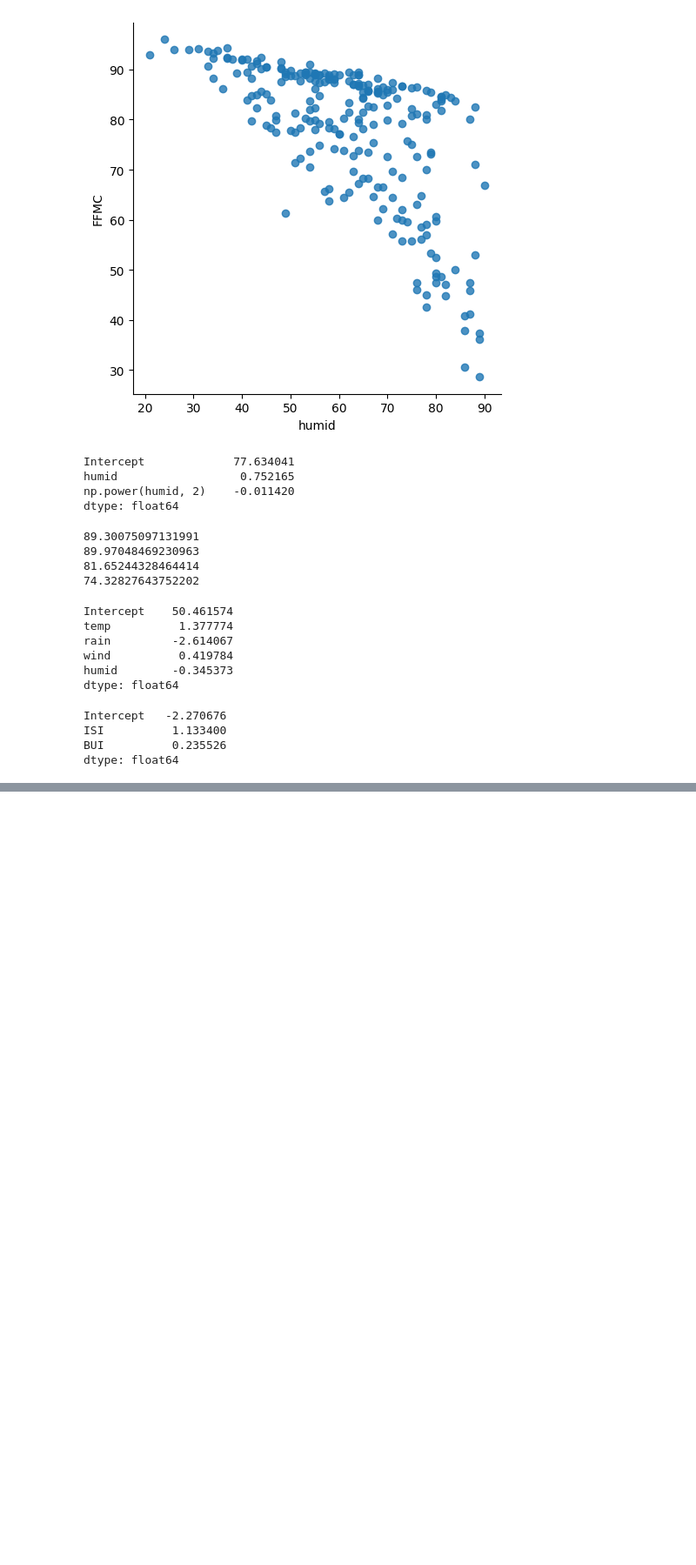
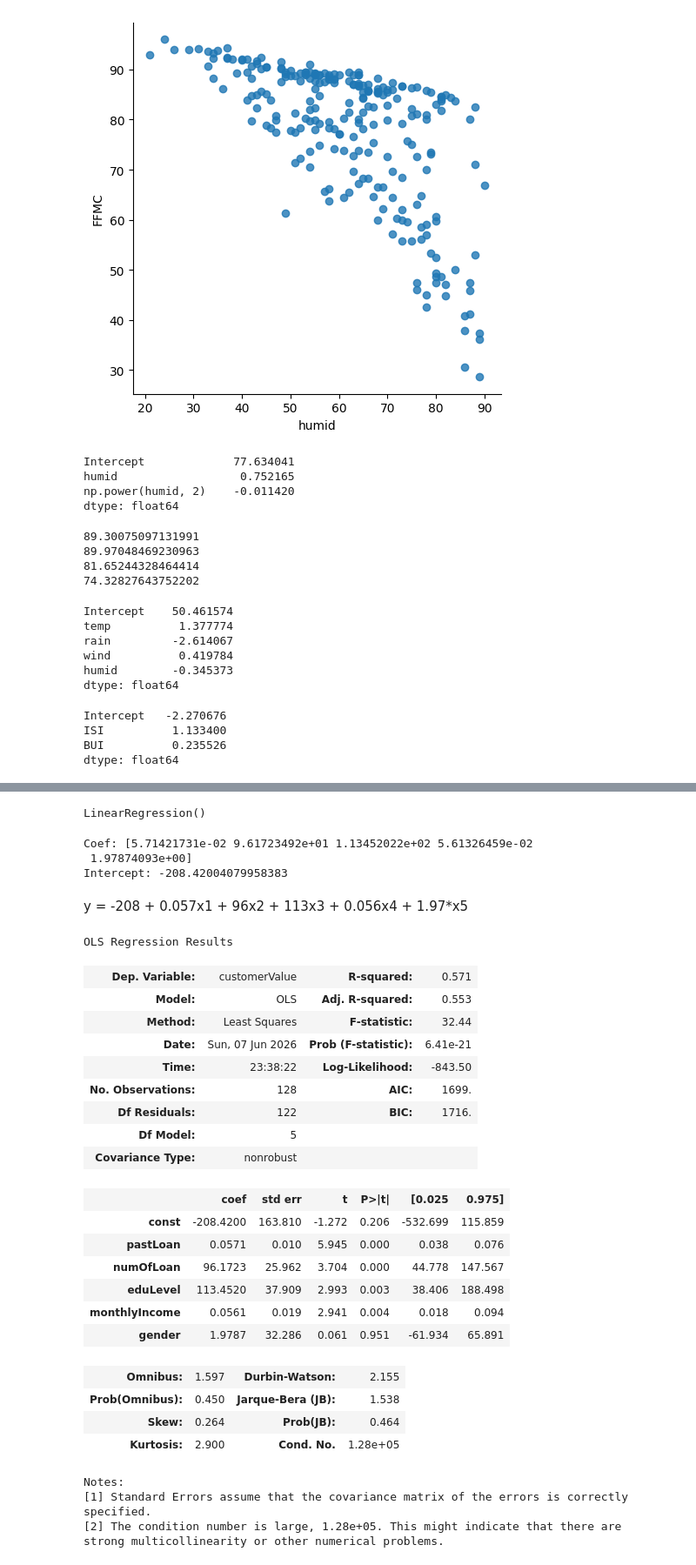
Before and after one commit to EuRoXy/dsp, a Jupyter notebook: mult_linReg.ipynb, the cells around one changed output, grey strips where cells are left out. Shown at 87% size. Drawn from its saved outputs; the diff is of its cells as text; code cells hidden in the pictures; blank space fills up the shorter version.

Commit message:
upd mult lin regr

```diff
--- a/mult_linReg.ipynb
+++ b/mult_linReg.ipynb
@@ -166,0 +169,4 @@ dtype: float64
+# %%
+path = "../data/customer-value.xlsx"
+df = pd.read_excel(path)
+df.head()
@@ -166,0 +180,47 @@ dtype: float64
+# %%
+X = df[['pastLoan', 'numOfLoan', 'eduLevel', 'monthlyIncome', 'gender']]
+y = df.customerValue
+# %%
+regr = LinearRegression()
+regr.fit(X,y)
+# %% [output]
+LinearRegression()
+# %%
+print('Coef:', str(regr.coef_))
+print('Intercept:', str(regr.intercept_))
+# %% [output]
+Coef: [5.71421731e-02 9.61723492e+01 1.13452022e+02 5.61326459e-02
+ 1.97874093e+00]
+Intercept: -208.42004079958383
+# %% [markdown]
+y = -208 + 0.057x1 + 96x2 + 113x3 + 0.056x4 + 1.97*x5
+# %%
+X2 = sm.add_constant(X)
+est = sm.OLS(y, X2).fit()
+est.summary()
+# %% [output]
+OLS Regression Results
+| Dep. Variable: | customerValue | R-squared: | 0.571 |
+| Model: | OLS | Adj. R-squared: | 0.553 |
+| Method: | Least Squares | F-statistic: | 32.44 |
+| Date: | Sun, 07 Jun 2026 | Prob (F-statistic): | 6.41e-21 |
+| Time: | 23:38:22 | Log-Likelihood: | -843.50 |
+| No. Observations: | 128 | AIC: | 1699. |
+| Df Residuals: | 122 | BIC: | 1716. |
+| Df Model: | 5 |  |  |
+| Covariance Type: | nonrobust |  |  |
+|  | coef | std err | t | P>|t| | [0.025 | 0.975] |
+| const | -208.4200 | 163.810 | -1.272 | 0.206 | -532.699 | 115.859 |
+| pastLoan | 0.0571 | 0.010 | 5.945 | 0.000 | 0.038 | 0.076 |
+| numOfLoan | 96.1723 | 25.962 | 3.704 | 0.000 | 44.778 | 147.567 |
+| eduLevel | 113.4520 | 37.909 | 2.993 | 0.003 | 38.406 | 188.498 |
+| monthlyIncome | 0.0561 | 0.019 | 2.941 | 0.004 | 0.018 | 0.094 |
+| gender | 1.9787 | 32.286 | 0.061 | 0.951 | -61.934 | 65.891 |
+| Omnibus: | 1.597 | Durbin-Watson: | 2.155 |
+| Prob(Omnibus): | 0.450 | Jarque-Bera (JB): | 1.538 |
+| Skew: | 0.264 | Prob(JB): | 0.464 |
+| Kurtosis: | 2.900 | Cond. No. | 1.28e+05 |
+Notes:
+[1] Standard Errors assume that the covariance matrix of the errors is correctly specified.
+[2] The condition number is large, 1.28e+05. This might indicate that there are
+strong multicollinearity or other numerical problems.
```
Also changed, not shown: parts of 2 cells of this notebook, 1 other file.
